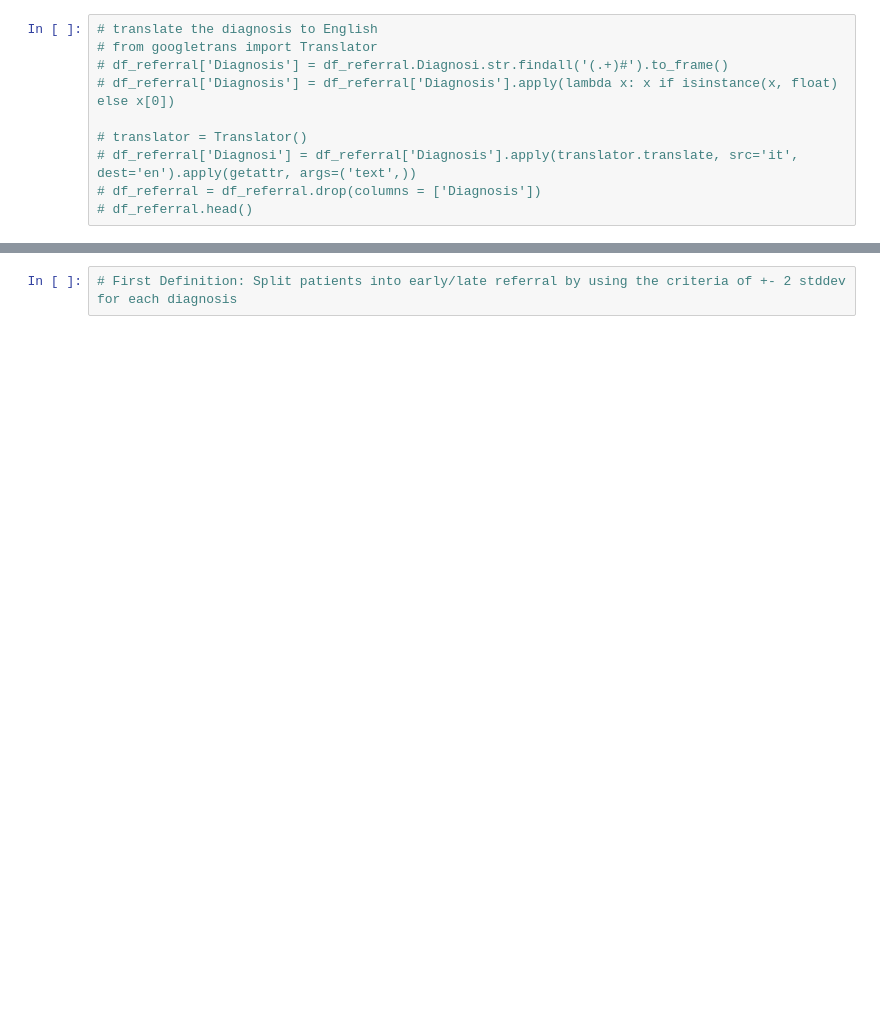
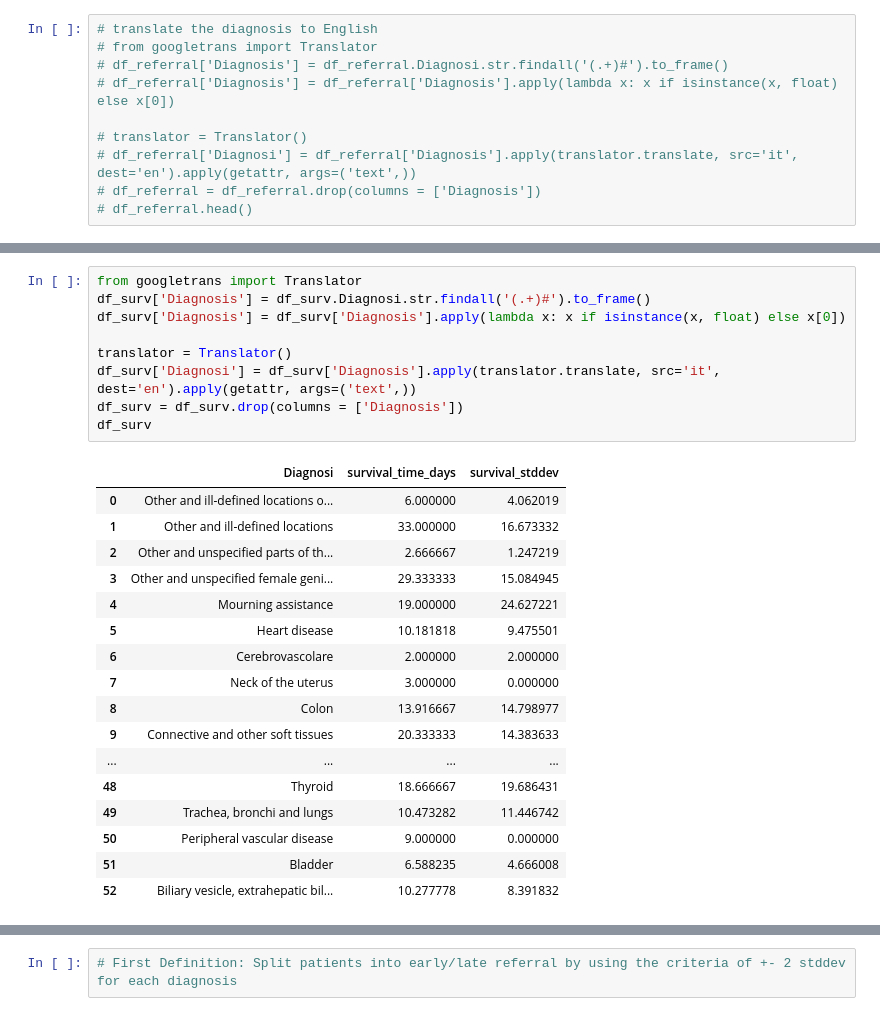
Before and after one commit to ryflect/cs692r-hospice, a Jupyter notebook: Referral Analysis.ipynb, the cells around one changed output, grey strips where cells are left out. Cells and saved outputs as stored; diff of their text form; blank space fills up the shorter version.

```diff
--- a/Referral Analysis.ipynb
+++ b/Referral Analysis.ipynb
@@ -193,0 +311,27 @@ df_referral = df_referral.dropna()
+# %%
+from googletrans import Translator
+df_surv['Diagnosis'] = df_surv.Diagnosi.str.findall('(.+)#').to_frame()
+df_surv['Diagnosis'] = df_surv['Diagnosis'].apply(lambda x: x if isinstance(x, float) else x[0])
+
+translator = Translator()
+df_surv['Diagnosi'] = df_surv['Diagnosis'].apply(translator.translate, src='it', dest='en').apply(getattr, args=('text',))
+df_surv = df_surv.drop(columns = ['Diagnosis'])
+df_surv
+# %% [output]
+|  | Diagnosi | survival_time_days | survival_stddev |
+| 0 | Other and ill-defined locations o... | 6.000000 | 4.062019 |
+| 1 | Other and ill-defined locations | 33.000000 | 16.673332 |
+| 2 | Other and unspecified parts of th... | 2.666667 | 1.247219 |
+| 3 | Other and unspecified female geni... | 29.333333 | 15.084945 |
+| 4 | Mourning assistance | 19.000000 | 24.627221 |
+| 5 | Heart disease | 10.181818 | 9.475501 |
+| 6 | Cerebrovascolare | 2.000000 | 2.000000 |
+| 7 | Neck of the uterus | 3.000000 | 0.000000 |
+| 8 | Colon | 13.916667 | 14.798977 |
+| 9 | Connective and other soft tissues | 20.333333 | 14.383633 |
+| ... | ... | ... | ... |
+| 48 | Thyroid | 18.666667 | 19.686431 |
+| 49 | Trachea, bronchi and lungs | 10.473282 | 11.446742 |
+| 50 | Peripheral vascular disease | 9.000000 | 0.000000 |
+| 51 | Bladder | 6.588235 | 4.666008 |
+| 52 | Biliary vesicle, extrahepatic bil... | 10.277778 | 8.391832 |
```
Also changed, not shown: parts of 13 cells of this notebook.
